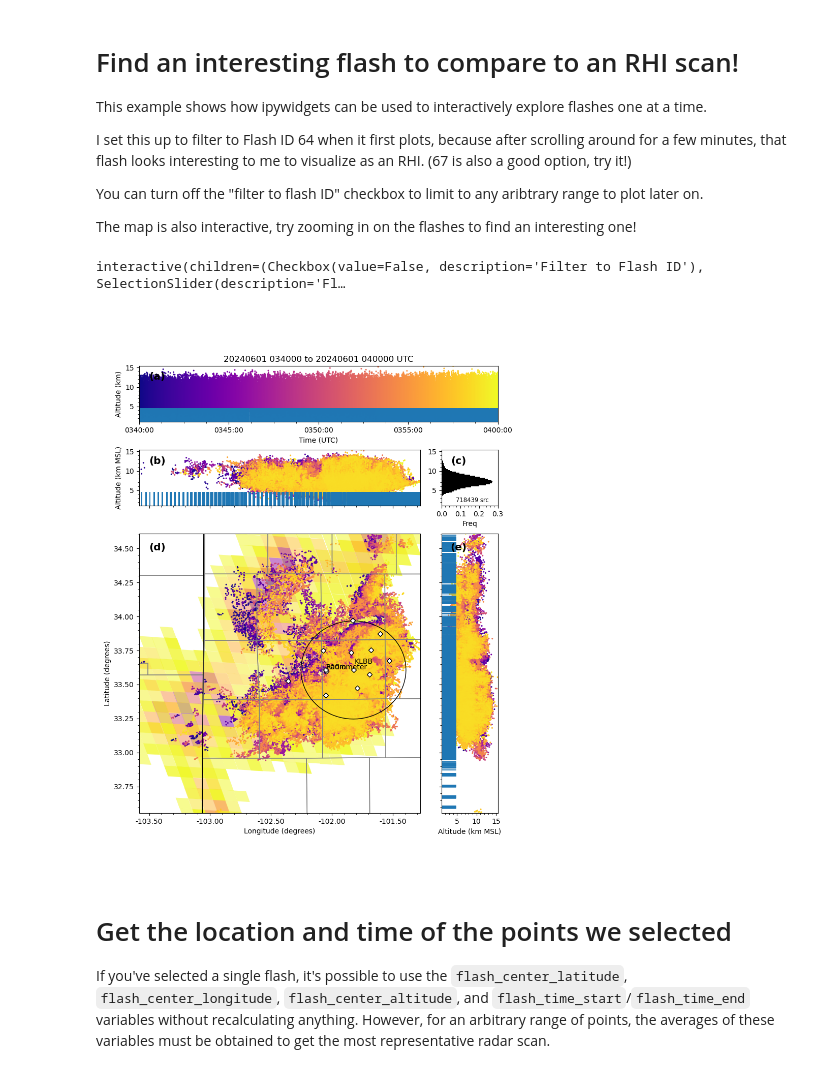
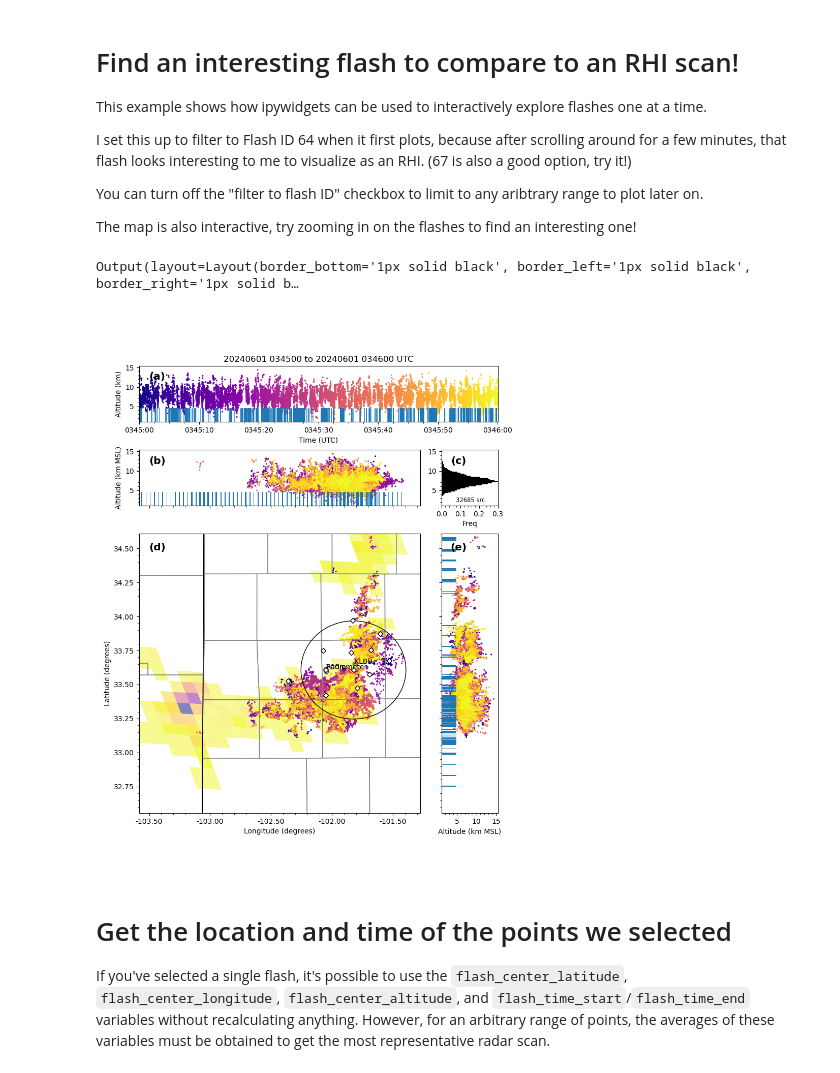
Before and after one commit to deeplycloudy/lmaworkshop, a Jupyter notebook: WTLMA/xlma_plots.ipynb, the cells around one changed output. Drawn from its saved outputs; the diff is of its cells as text; code cells hidden in the pictures.

```diff
--- a/WTLMA/xlma_plots.ipynb
+++ b/WTLMA/xlma_plots.ipynb
@@ -122,8 +122,8 @@ glm16_obj = GLMDataset(glm16_ds, check_area_units=False, change_energy_units=Fal
 glm18_obj = GLMDataset(glm18_ds, check_area_units=False, change_energy_units=False)
 # %%
 # Load only the flashes that are relatively close to the center of the network.
-glm16_sub = glm16_obj.subset_flashes(lon_range=lon_span, lat_range=lat_span)
-glm18_sub = glm16_obj.subset_flashes(lon_range=lon_span, lat_range=lat_span)
+glm16 = glm16_obj.subset_flashes(lon_range=lon_span, lat_range=lat_span)
+glm18 = glm16_obj.subset_flashes(lon_range=lon_span, lat_range=lat_span)
 # %% [markdown]
 ## ENTLN data path
 # %%
@@ -185,16 +185,19 @@ Data variables: (12/42)
 # %%
+debug_view = Output(layout={'border': '1px solid black'})
+
 class AnnotatedLMAPlot(InteractiveLMAPlot):
-    # @output.capture()
+    @debug_view.capture()
     def make_plot(self):
         # Use the built-in LMA functionality
         super(AnnotatedLMAPlot, self).make_plot()
 
-
-        glm16_art = plot_glm_events(glm16_sub, self.lma_plot, fake_alt=[0, 0.25],
+        glm16_plot_sub = get_glm_plot_subset(self, glm16)
+        glm16_art = plot_glm_events(glm16_plot_sub, self.lma_plot, fake_alt=[0, 0.25],
                                     poly_kwargs={'cmap' : 'plasma_r', 'alpha':0.5, 'zorder':0},
                                     vlines_kwargs={'linewidths' : 0.5},
                                     should_parallax_correct=True)
-
+        print(glm16_art)
+        print(glm16_plot_sub.dims)
         self.data_artists.extend(glm16_art)
 
         # Add our own title
@@ -228,34 +231,38 @@ You can turn off the "filter to flash ID"
 checkbox to limit to any aribtrary range to plot later on.
 
 The map is also interactive, try zooming in on the flashes to find an interesting one!
+# %%
+debug_view
+# %% [output]
+Output(layout=Layout(border_bottom='1px solid black', border_left='1px solid black', border_right='1px solid b…
 # %%
+first_debug_time = dt.datetime(2024,6,1,3,45,0)
+last_debug_time = dt.datetime(2024,6,1,3,46,0)
 interact_lma = AnnotatedLMAPlot(big_flash_data, clon=big_flash_data.network_center_longitude,
-                                  clat=big_flash_data.network_center_latitude, tlim=[first_time, last_time])
+                                  clat=big_flash_data.network_center_latitude, tlim=[first_debug_time, last_debug_time])
 
+# def create_interact(use_flash_id=False, flash_id=0):
+#     if use_flash_id:
+#         this_flash = big_flash_data.sel(number_of_flashes=flash_id)
+#         flash_i_want = this_flash.flash_id.data.item()
+#         events_in_flash = (this_flash.event_parent_flash_id == flash_i_want)
+#         this_flash = this_flash[{'number_of_events':events_in_flash}]
+#         interact_lma.ds = this_flash
+#         flash_start_time = this_flash.flash_time_start.data.item()
+#         flash_end_time = this_flash.flash_time_end.data.item()
+#         interact_lma.bounds['t'] = [flash_start_time, flash_end_time]
+#     else:
+#         interact_lma.ds = big_flash_data
+#         t0, t1 = num2date(interact_lma.lma_plot.ax_th.get_xlim())
+#         interact_lma.bounds['t'] = (t0.replace(tzinfo=None), t1.replace(tzinfo=None))
+#     interact_lma.make_plot()
+#     interact_lma.make_plot_interactive()
 
-def create_interact(use_flash_id=False, flash_id=0):
-    if use_flash_id:
-        this_flash = big_flash_data.sel(number_of_flashes=flash_id)
-        flash_i_want = this_flash.flash_id.data.item()
-        events_in_flash = (this_flash.event_parent_flash_id == flash_i_want)
-        this_flash = this_flash[{'number_of_events':events_in_flash}]
-        interact_lma.ds = this_flash
-        flash_start_time = this_flash.flash_time_start.data.item()
-        flash_end_time = this_flash.flash_time_end.data.item()
-        interact_lma.bounds['t'] = [flash_start_time, flash_end_time]
-    else:
-        interact_lma.ds = big_flash_data
-        t0, t1 = num2date(interact_lma.lma_plot.ax_th.get_xlim())
-        interact_lma.bounds['t'] = (t0.replace(tzinfo=None), t1.replace(tzinfo=None))
-    interact_lma.make_plot()
-    interact_lma.make_plot_interactive()
-
-use_flash_or_not = widgets.Checkbox(value=False, description='Filter to Flash ID')
-flash_id_sel = widgets.SelectionSlider(options=big_flash_data.flash_id.data, description='Flash ID', value=64)
-my_widgets = interact(create_interact, use_flash_id=use_flash_or_not, flash_id=flash_id_sel)
+# use_flash_or_not = widgets.Checkbox(value=False, description='Filter to Flash ID')
+# flash_id_sel = widgets.SelectionSlider(options=big_flash_data.flash_id.data, description='Flash ID', value=64)
+# my_widgets = interact(create_interact, use_flash_id=use_flash_or_not, flash_id=flash_id_sel)
 # %% [output]
-interactive(children=(Checkbox(value=False, description='Filter to Flash ID'), SelectionSlider(description='Fl…
-[figure, old version]
+[figure, new version]
 # %% [markdown]
 # Get the location and time of the points we selected
 
```
Also changed, not shown: parts of 2 cells of this notebook.
